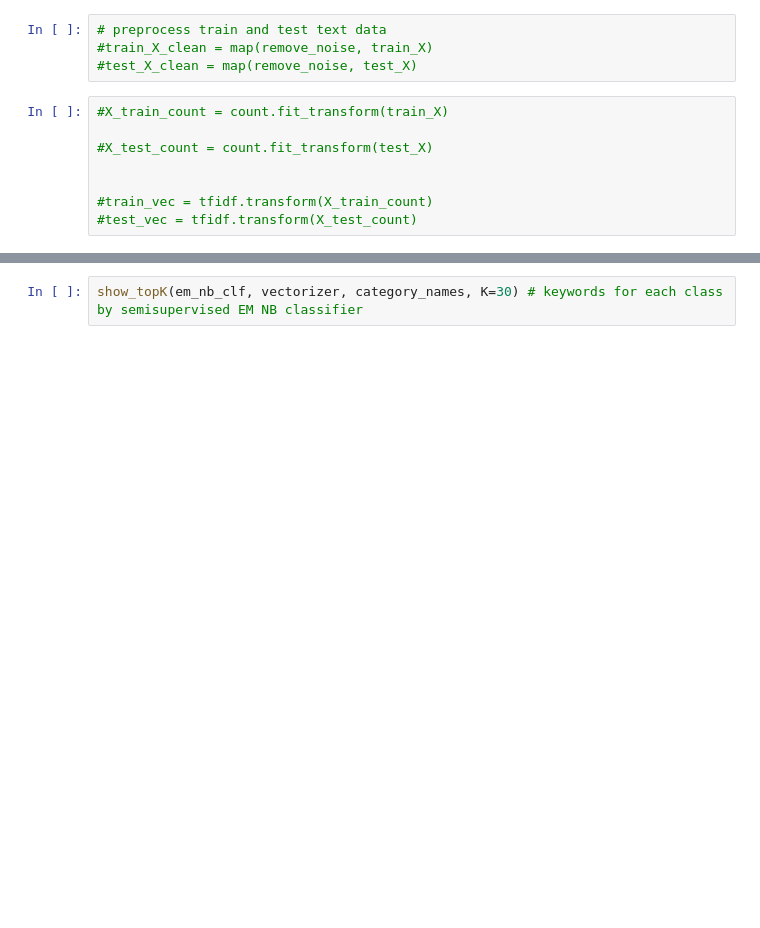
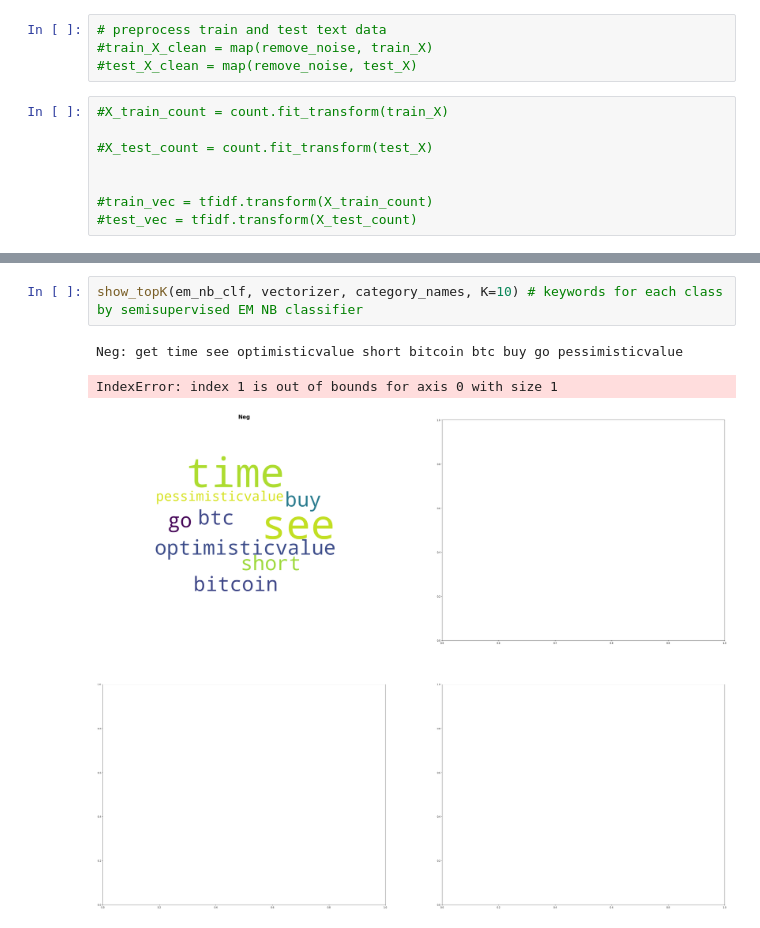
Before and after one commit to falkenovergaard/TA_Exam, a Jupyter notebook: EM_NB_text_classification_v4.ipynb, the cells around one changed output, grey strips where cells are left out. Saved outputs shown, nothing was run; the diff lists cells and outputs as text; blank space fills up the shorter version.

```diff
--- a/EM_NB_text_classification_v4.ipynb
+++ b/EM_NB_text_classification_v4.ipynb
@@ -246,2 +271,6 @@ IndexError: too many indices for array
 # %%
-show_topK(em_nb_clf, vectorizer, category_names, K=30) # keywords for each class by semisupervised EM NB classifier
+show_topK(em_nb_clf, vectorizer, category_names, K=10) # keywords for each class by semisupervised EM NB classifier
+# %% [output]
+Neg: get time see optimisticvalue short bitcoin btc buy go pessimisticvalue
+IndexError: index 1 is out of bounds for axis 0 with size 1
+[figure, added]
```
Also changed, not shown: parts of 19 cells of this notebook.
